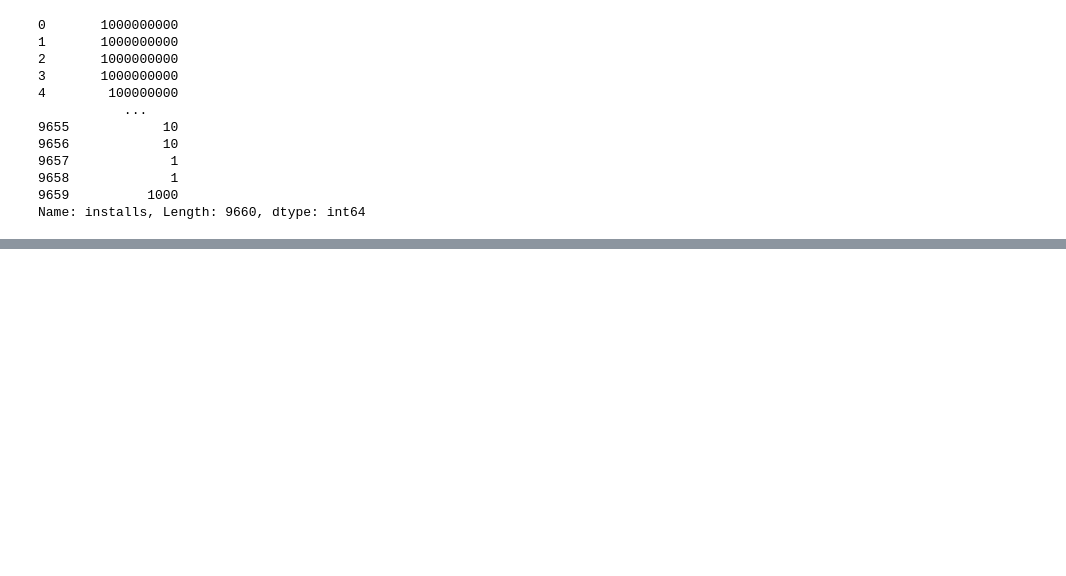
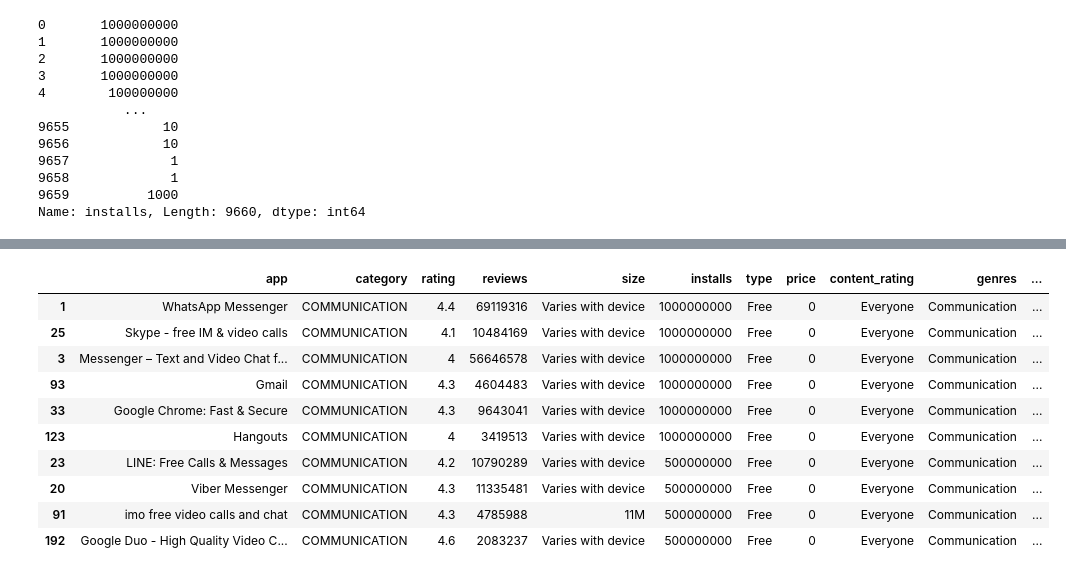
Before and after one commit to kstratto/DataQuest, a Jupyter notebook: Guided Project_ Profitable App Profiles for the App Store and Google Play Markets/DataQuest - Profitable App Profiles.ipynb, the cells around one changed output, grey strips where cells are left out. Drawn from its saved outputs; the diff is of its cells as text; code cells hidden in the pictures; blank space fills up the shorter version.

Commit message:
Update section - Profitable App Profiles
Update section on most popular Android apps by genre with further analysis, sections to expand.

```diff
--- a/Guided Project_ Profitable App Profiles for the App Store and Google Play Markets/DataQuest - Profitable App Profiles.ipynb
+++ b/Guided Project_ Profitable App Profiles for the App Store and Google Play Markets/DataQuest - Profitable App Profiles.ipynb
@@ -429,0 +428,14 @@ android_apps.loc[android_english_free_mask, :].pivot_table(values = "installs",
+# %%
+android_apps.loc[android_english_free_mask & (android_apps["category"] == "COMMUNICATION")].sort_values(by = "installs", ascending = False).head(10)
+# %% [output]
+|  | app | category | rating | reviews | size | installs | type | price | content_rating | genres | ... |
+| 1 | WhatsApp Messenger | COMMUNICATION | 4.4 | 69119316 | Varies with device | 1000000000 | Free | 0 | Everyone | Communication | ... |
+| 25 | Skype - free IM & video calls | COMMUNICATION | 4.1 | 10484169 | Varies with device | 1000000000 | Free | 0 | Everyone | Communication | ... |
+| 3 | Messenger – Text and Video Chat f... | COMMUNICATION | 4 | 56646578 | Varies with device | 1000000000 | Free | 0 | Everyone | Communication | ... |
+| 93 | Gmail | COMMUNICATION | 4.3 | 4604483 | Varies with device | 1000000000 | Free | 0 | Everyone | Communication | ... |
+| 33 | Google Chrome: Fast & Secure | COMMUNICATION | 4.3 | 9643041 | Varies with device | 1000000000 | Free | 0 | Everyone | Communication | ... |
+| 123 | Hangouts | COMMUNICATION | 4 | 3419513 | Varies with device | 1000000000 | Free | 0 | Everyone | Communication | ... |
+| 23 | LINE: Free Calls & Messages | COMMUNICATION | 4.2 | 10790289 | Varies with device | 500000000 | Free | 0 | Everyone | Communication | ... |
+| 20 | Viber Messenger | COMMUNICATION | 4.3 | 11335481 | Varies with device | 500000000 | Free | 0 | Everyone | Communication | ... |
+| 91 | imo free video calls and chat | COMMUNICATION | 4.3 | 4785988 | 11M | 500000000 | Free | 0 | Everyone | Communication | ... |
+| 192 | Google Duo - High Quality Video C... | COMMUNICATION | 4.6 | 2083237 | Varies with device | 500000000 | Free | 0 | Everyone | Communication | ... |
```
Also changed, not shown: parts of 20 cells of this notebook.
